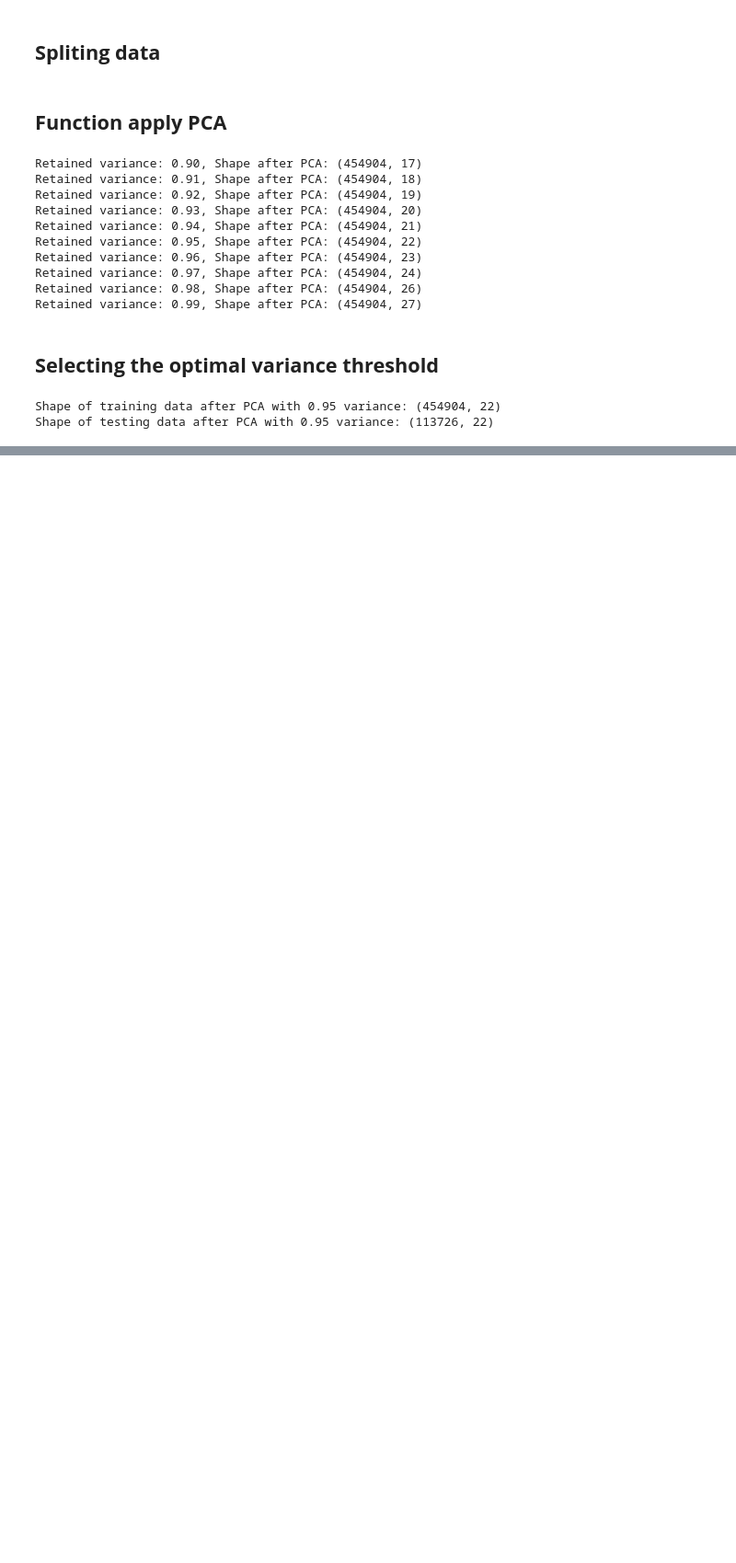
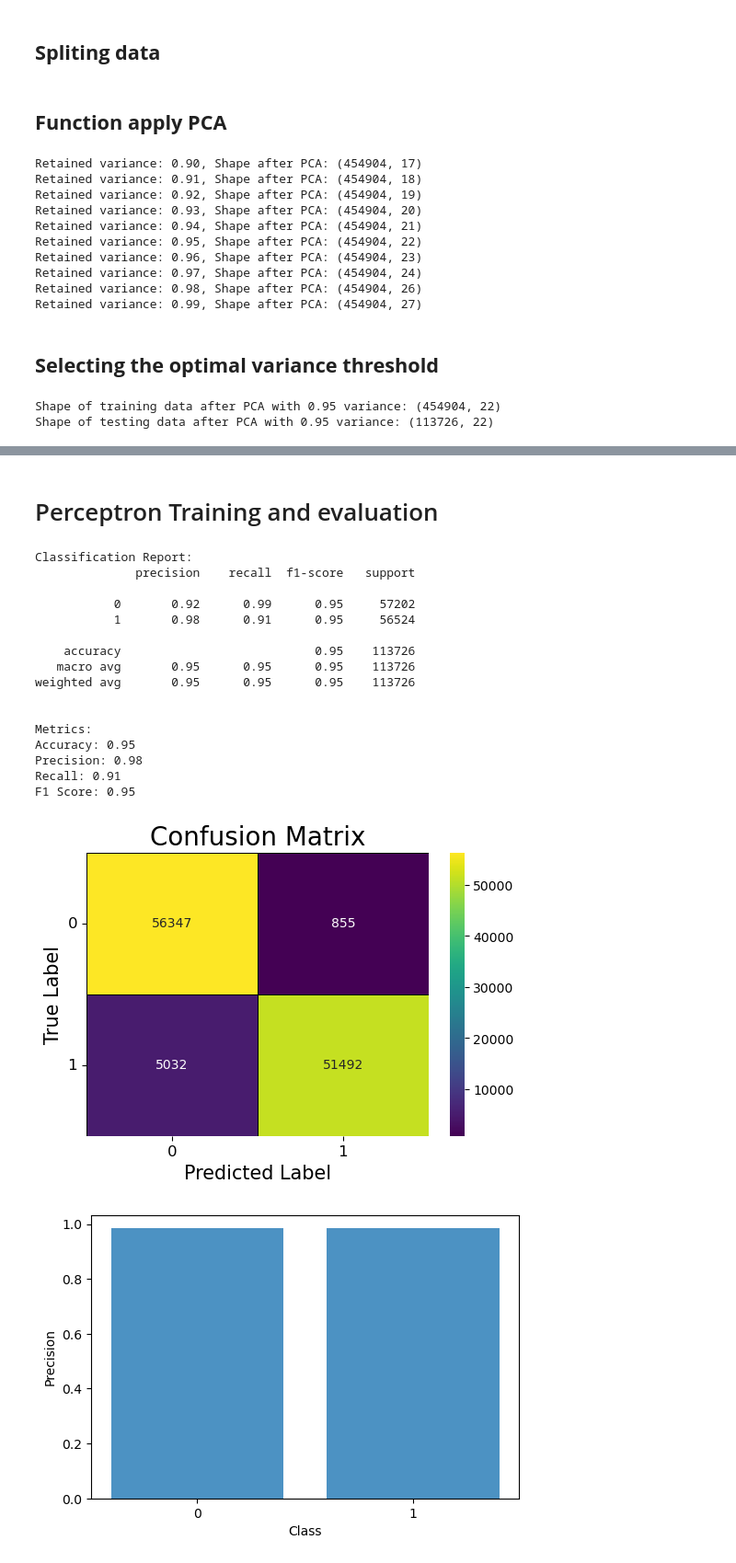
Before and after one commit to jjence/IntroToAI-Group7, a Jupyter notebook: CreditCardFraud.ipynb, the cells around one changed output, grey strips where cells are left out. Shown at 92% size. Drawn from its saved outputs; the diff is of its cells as text; code cells hidden in the pictures; blank space fills up the shorter version.

Commit message:
Add files via upload
added supervised learning models
i defined the data models
also added the perceptron training and evaluation

```diff
--- a/CreditCardFraud.ipynb
+++ b/CreditCardFraud.ipynb
@@ -260,0 +262,64 @@ Shape of testing data after PCA with 0.95 variance: (113726, 22)
+# %%
+perceptron = Perceptron()
+decision_tree = DecisionTreeClassifier()
+logistic_regression = LogisticRegression()
+random_forest = RandomForestClassifier()
+knn = KNeighborsClassifier()
+naive_bayes = GaussianNB()
+neural_network = MLPClassifier()
+svm = SVC()
+# %% [markdown]
+# Perceptron Training and evaluation
+# %%
+perceptron.fit(X_train_pca, y_train)
+y_pred_classes = perceptron.predict(X_test_pca)
+
+print(f"Classification Report:\n{classification_report(y_test, y_pred_classes)}\n")
+
+accuracy = accuracy_score(y_test, y_pred_classes)
+precision = precision_score(y_test, y_pred_classes)
+recall = recall_score(y_test, y_pred_classes)
+f1 = f1_score(y_test, y_pred_classes)
+
+print(f'Metrics:')
+print(f'Accuracy: {accuracy:.2f}')
+print(f'Precision: {precision:.2f}')
+print(f'Recall: {recall:.2f}')
+print(f'F1 Score: {f1:.2f}\n')
+
+conf_matrix = confusion_matrix(y_test, y_pred_classes)
+plt.figure(figsize=(6, 4))
+sns.heatmap(conf_matrix, annot=True, fmt='d', cmap='viridis', linewidths=0.5, linecolor='black')
+plt.title(f'Confusion Matrix', fontsize=20)
+plt.xlabel('Predicted Label', fontsize=15)
+plt.ylabel('True Label', fontsize=15)
+plt.xticks(ticks=np.arange(0.5, len(np.unique(y_test))), labels=np.unique(y_test), rotation=0, fontsize=12)
+plt.yticks(ticks=np.arange(0.5, len(np.unique(y_test))), labels=np.unique(y_test), rotation=0, fontsize=12)
+plt.show()
+
+for metric, name in zip([precision, recall, f1], ['Precision', 'Recall', 'F1 Score']):
+      plt.figure(figsize=(6, 4))
+      plt.bar(range(2), [metric, metric], align='center', alpha=0.8)
+      plt.xticks(range(2))
+      plt.xlabel('Class')
+      plt.ylabel(name)
+      plt.show()
+# %% [output]
+Classification Report:
+              precision    recall  f1-score   support
+
+           0       0.92      0.99      0.95     57202
+           1       0.98      0.91      0.95     56524
+
+    accuracy                           0.95    113726
+   macro avg       0.95      0.95      0.95    113726
+weighted avg       0.95      0.95      0.95    113726
+
+
+Metrics:
+Accuracy: 0.95
+Precision: 0.98
+Recall: 0.91
+F1 Score: 0.95
+[figure, added]
+[figure, added]
```
Also changed, not shown: parts of 6 cells of this notebook.
